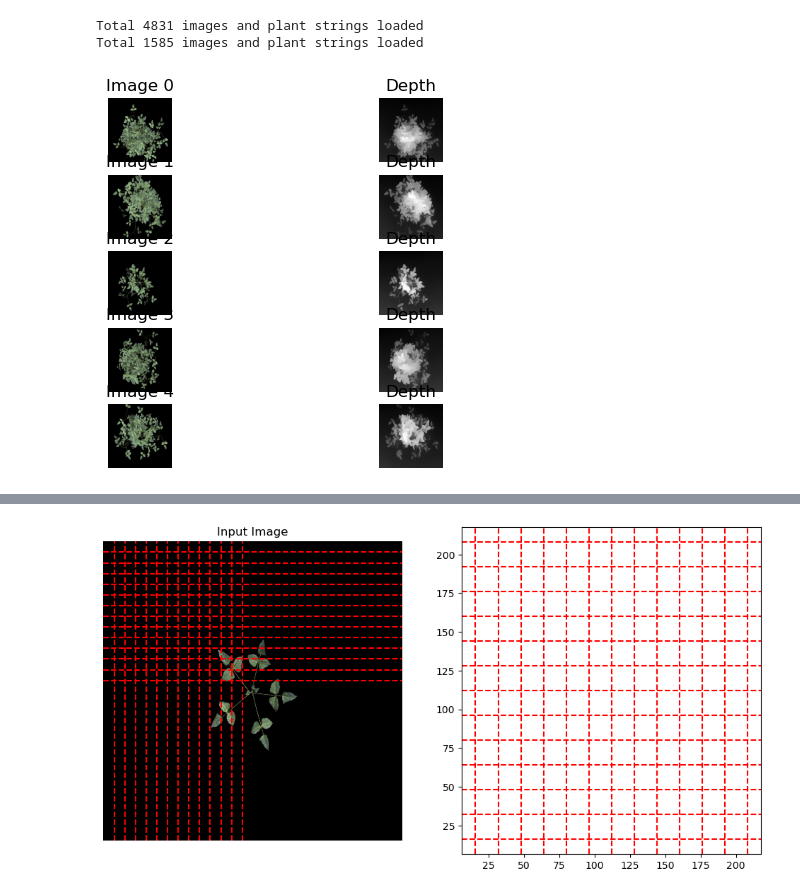
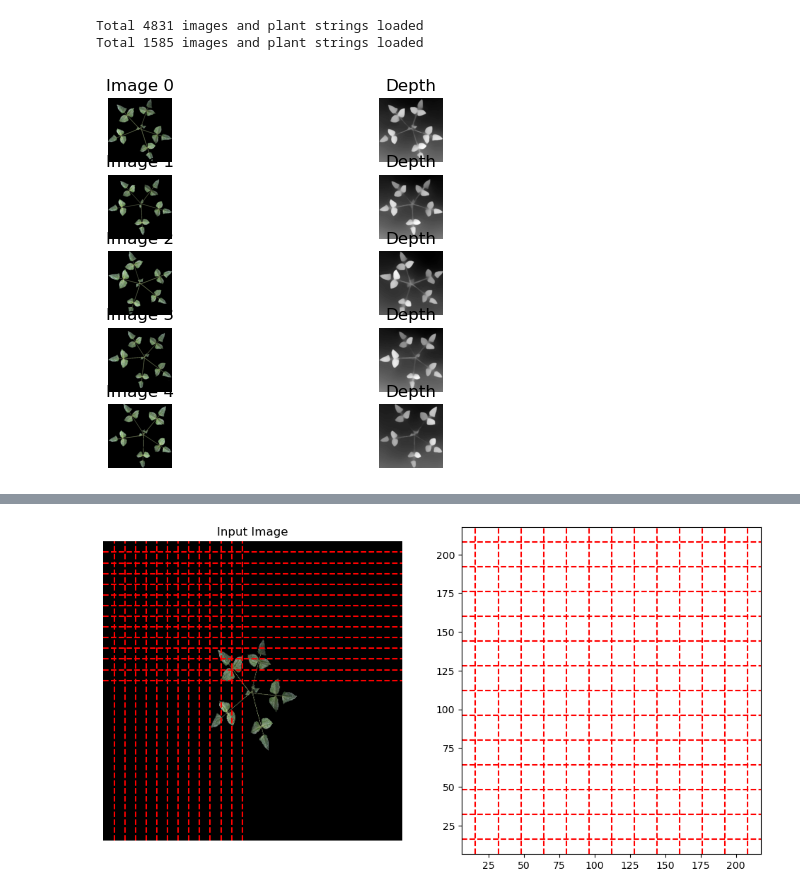
Before and after one commit to GEMINI-Breeding/Image2PlantArchitecture, a Jupyter notebook: src/evaluate.ipynb, the cells around one changed output, grey strips where cells are left out. Cells and saved outputs as stored; diff of their text form; code cells hidden in the pictures.

Commit message:
Test process_leaf test

```diff
--- a/src/evaluate.ipynb
+++ b/src/evaluate.ipynb
@@ -53,11 +53,13 @@ if os.path.exists(saved_train_dataset_name):
             val_dataset = pickle.load(f)
 else:
     preload = False
-
+    process_leaf = True
     train_dataset = PlantDataset(dataset_dir, plot=["000", "001", "002",], transform=transform, use_depth=True, preload=preload,
+                                 process_leaf=process_leaf,
                                  image_size=image_size)
     #train_dataset = PlantDataset("../_data/Syn2Real_cowpea/Syn2Real_cowpea", plot=["000"], transform=transform)
     val_dataset = PlantDataset(dataset_dir, plot=["003"], transform=transform, use_depth=True, preload=preload,
+                               process_leaf=process_leaf,
                                image_size=image_size)
 
     if preload:
@@ -71,33 +73,34 @@ Total 1585 images and plant strings loaded
 # %%
 # Show some images
 import matplotlib.pyplot as plt
 import numpy as np
 import torchvision
 
 # train_dataset = PlantDataset("../_data/Syn2Real_cowpea/Syn2Real_cowpea", plot=["000", "001", "002", "003"], transform=transform,dry_run=True,use_depth=False)
 
 import cv2
 n = 5
 for i in range(n):
-    image, vecs, _ = train_dataset[-i-1]
+    #image, vecs, _ = train_dataset[-i-1]
+    image, vecs, _ = train_dataset[i]
     image = image.permute(1, 2, 0)
     image_rgb = image[:, :, :3]
     img = cv2.normalize(np.array(image_rgb.cpu()), None, alpha=0, beta=255, norm_type=cv2.NORM_MINMAX, dtype=cv2.CV_8U)
     # img = cv2.cvtColor(img, cv2.COLOR_BGR2RGB)
     plt.subplot(5, 2, 2*i+1)
     plt.imshow(img)
     plt.title(f"Image {i}")
     plt.axis('off')
 
     if train_dataset.use_depth:
         image_depth = image[:, :, 3]
         img = cv2.normalize(np.array(image_depth.cpu()), None, alpha=0, beta=255, norm_type=cv2.NORM_MINMAX, dtype=cv2.CV_8U)
         plt.subplot(5, 2, 2*i+2)
         plt.imshow(img, cmap='gray')
         plt.title("Depth")
         plt.axis('off')
 # %% [output]
-[figure, old version]
+[figure, new version]
 # %%
 from models.plightning import MainModule
 
```
Also changed, not shown: parts of 2 cells of this notebook, 2 other files.
